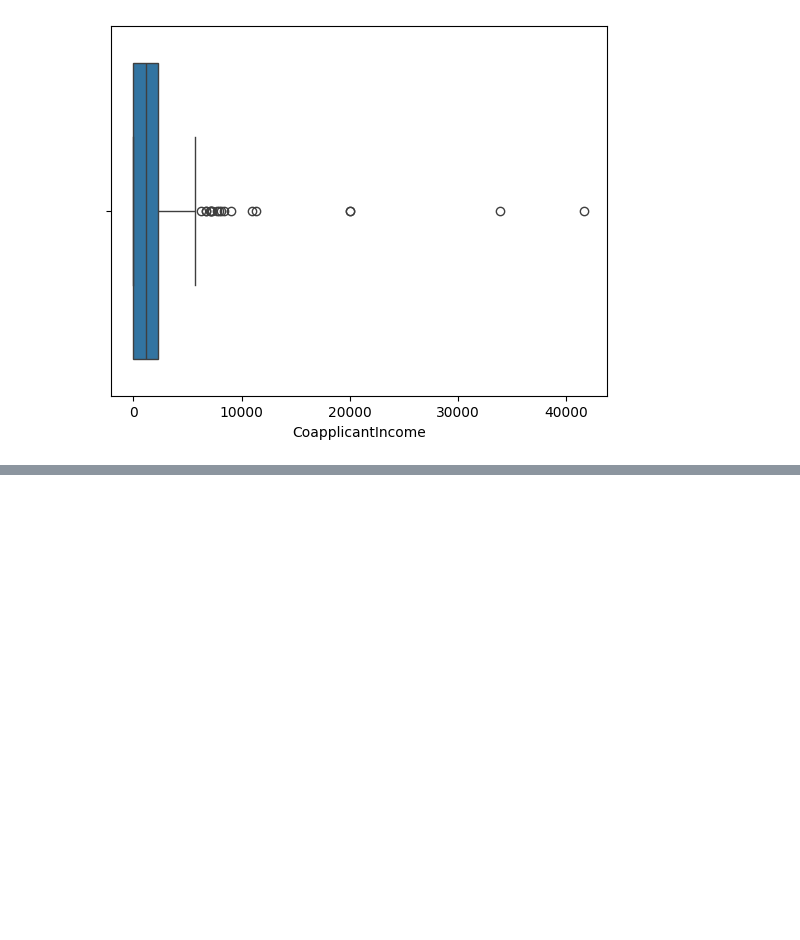
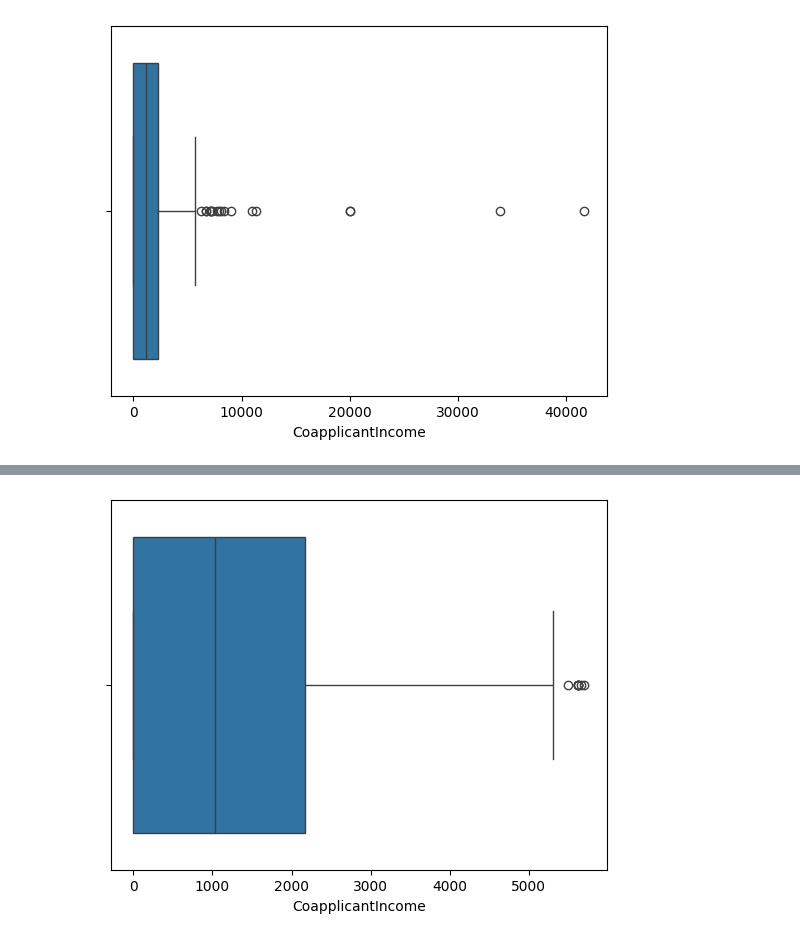
Before and after one commit to Hridayansh018/ML_Basics, a Jupyter notebook: file1.ipynb, the cells around one changed output, grey strips where cells are left out. Saved outputs shown, nothing was run; the diff lists cells and outputs as text; code cells hidden in the pictures; blank space fills up the shorter version.

```diff
--- a/file1.ipynb
+++ b/file1.ipynb
@@ -517,0 +545,5 @@ plt.show()
+# %%
+sns.boxplot(new_dataset,x='CoapplicantIncome')
+plt.show()
+# %% [output]
+[figure, added]
```
Also changed, not shown: parts of 6 cells of this notebook.
